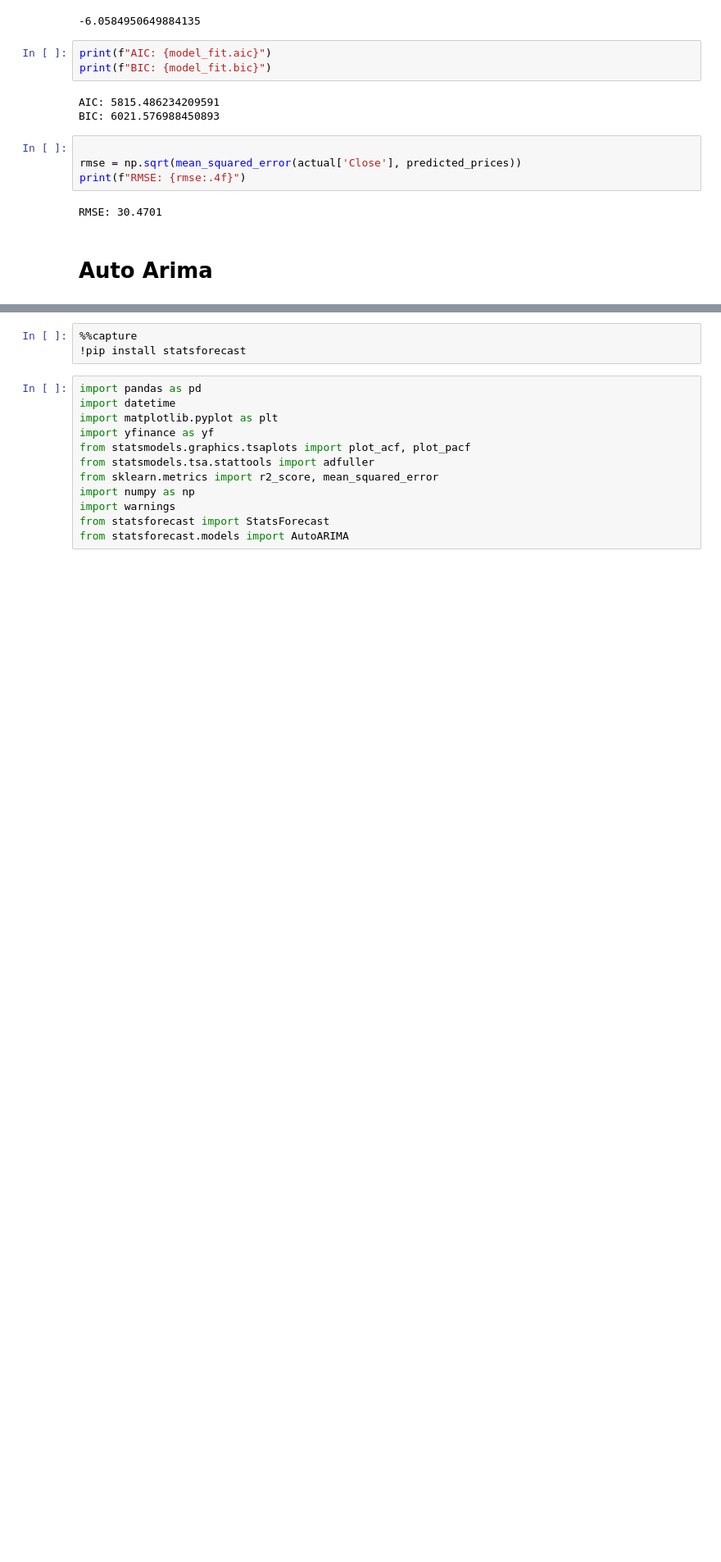
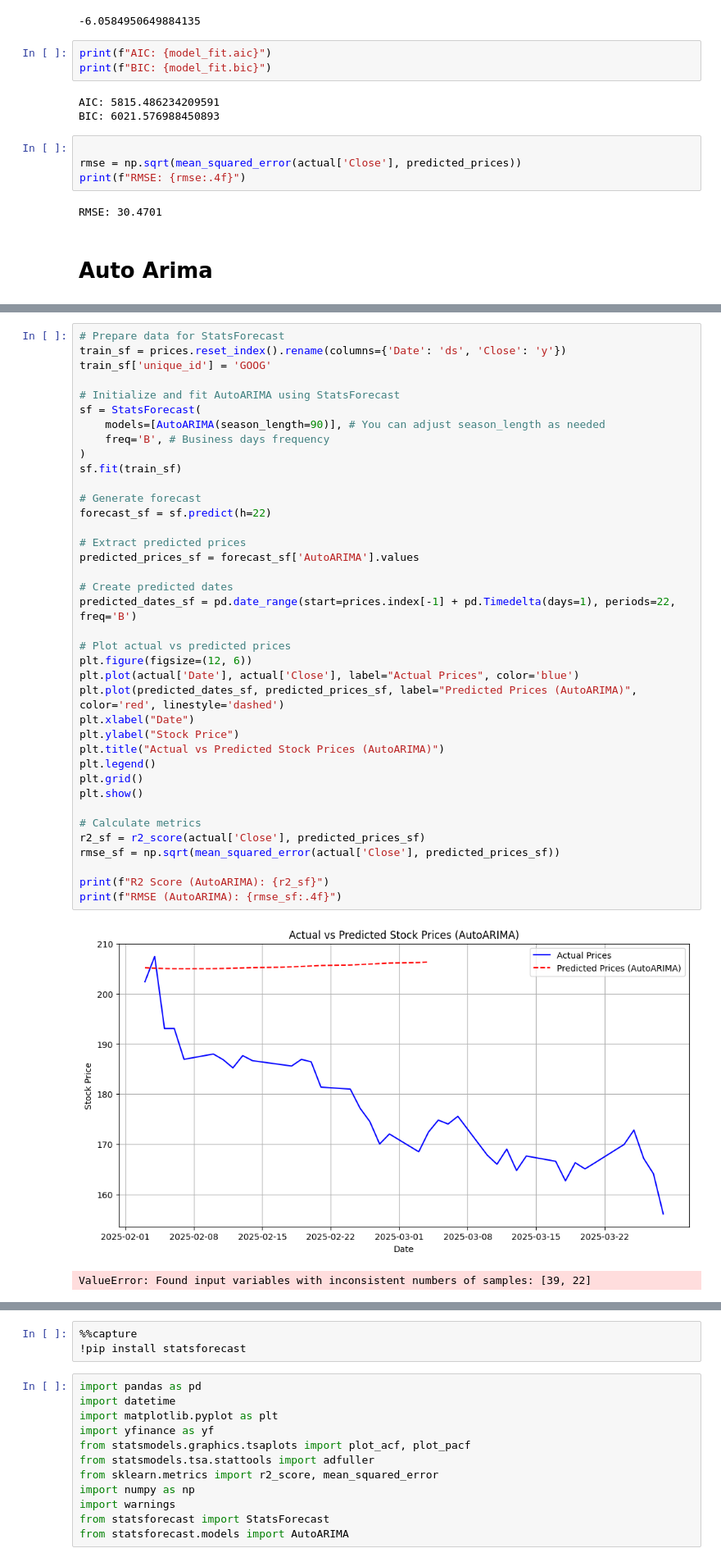
Before and after one commit to KarthikeyanBaskaran/StockPrediction, a Jupyter notebook: Capstone_GOOG.ipynb, the cells around one changed output, grey strips where cells are left out. Shown at 82% size. Saved outputs shown, nothing was run; the diff lists cells and outputs as text; blank space fills up the shorter version.

Commit message:
implemented auto arima

```diff
--- a/Capstone_GOOG.ipynb
+++ b/Capstone_GOOG.ipynb
@@ -379,0 +289,41 @@ KeyboardInterrupt:
+# %%
+# Prepare data for StatsForecast
+train_sf = prices.reset_index().rename(columns={'Date': 'ds', 'Close': 'y'})
+train_sf['unique_id'] = 'GOOG'
+
+# Initialize and fit AutoARIMA using StatsForecast
+sf = StatsForecast(
+    models=[AutoARIMA(season_length=90)], # You can adjust season_length as needed
+    freq='B', # Business days frequency
+)
+sf.fit(train_sf)
+
+# Generate forecast
+forecast_sf = sf.predict(h=22)
+
+# Extract predicted prices
+predicted_prices_sf = forecast_sf['AutoARIMA'].values
+
+# Create predicted dates
+predicted_dates_sf = pd.date_range(start=prices.index[-1] + pd.Timedelta(days=1), periods=22, freq='B')
+
+# Plot actual vs predicted prices
+plt.figure(figsize=(12, 6))
+plt.plot(actual['Date'], actual['Close'], label="Actual Prices", color='blue')
+plt.plot(predicted_dates_sf, predicted_prices_sf, label="Predicted Prices (AutoARIMA)", color='red', linestyle='dashed')
+plt.xlabel("Date")
+plt.ylabel("Stock Price")
+plt.title("Actual vs Predicted Stock Prices (AutoARIMA)")
+plt.legend()
+plt.grid()
+plt.show()
+
+# Calculate metrics
+r2_sf = r2_score(actual['Close'], predicted_prices_sf)
+rmse_sf = np.sqrt(mean_squared_error(actual['Close'], predicted_prices_sf))
+
+print(f"R2 Score (AutoARIMA): {r2_sf}")
+print(f"RMSE (AutoARIMA): {rmse_sf:.4f}")
+# %% [output]
+[figure, added]
+ValueError: Found input variables with inconsistent numbers of samples: [39, 22]
```
Also changed, not shown: parts of 5 cells of this notebook.
